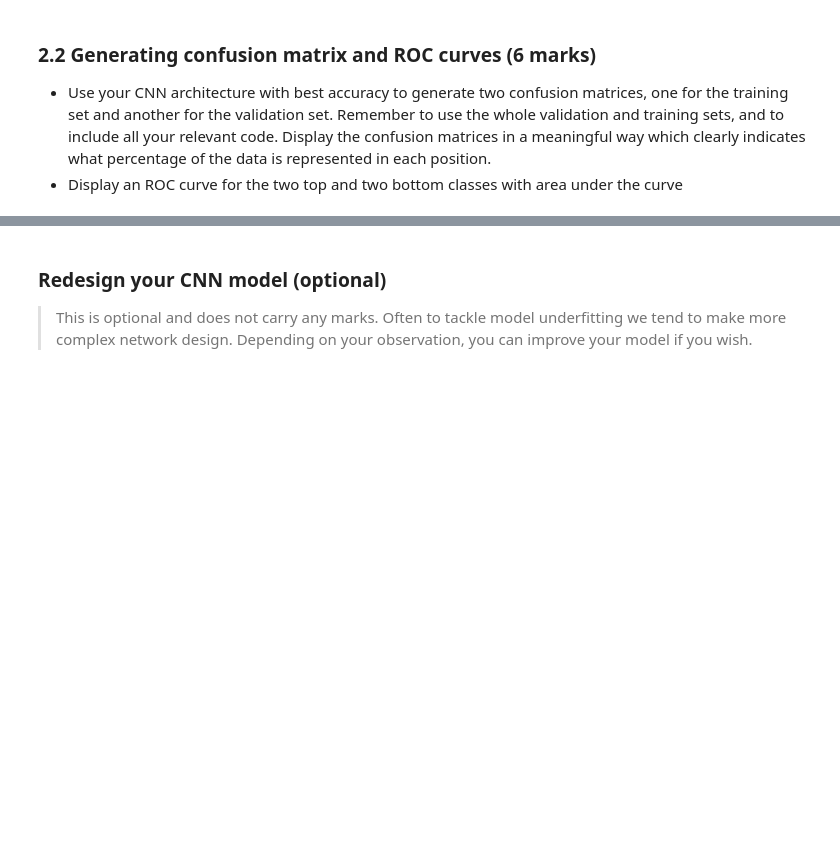
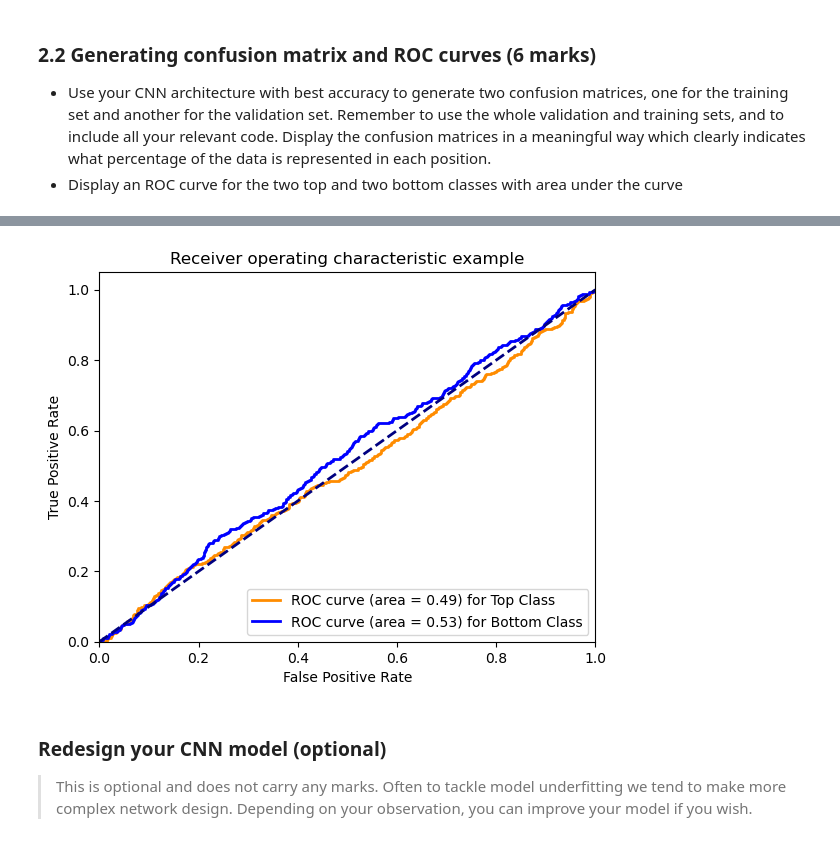
Before and after one commit to assh/dl_assessment2, a Jupyter notebook: COMP5625M_assessment2024_problem.ipynb, the cells around one changed output, grey strips where cells are left out. Drawn from its saved outputs; the diff is of its cells as text; code cells hidden in the pictures; blank space fills up the shorter version.

```diff
--- a/COMP5625M_assessment2024_problem.ipynb
+++ b/COMP5625M_assessment2024_problem.ipynb
@@ -512,2 +525,9 @@ plot_training_history(cnn_history)
+# %%
+model = SimpleCNN_Improved()
+cnn_criterion = nn.CrossEntropyLoss()
+cnn_optimizer = optim.Adam(model.parameters(), lr=1e-3)
+
+# Train CNN model
+model, _ = train_model(model, train_loader, val_loader, cnn_criterion, cnn_optimizer, num_epochs=8)
 # %% [markdown]
 > Comment on your model and the results you have obtained. This should include the number of parameters for each of your models and briefly explain why one should use CNN over MLP for the image classification problem.
@@ -523,16 +571,14 @@ import matplotlib.pyplot as plt
 from sklearn.preprocessing import label_binarize
 from itertools import cycle
 
-# Assuming you have a trained model 'cnn_model' and DataLoaders 'train_loader' and 'val_loader'  # Set the model to evaluation mode
 # Function to get predictions and true labels
-def get_all_preds_labels( loader):
+def get_all_preds_labels(loader, model):
     all_preds = []
     all_labels = []
       # Ensure the model is in evaluation mode and on the MPS device
-    model = cnn_model.to(device).eval()
+    model = model.to(device).eval()
     with torch.no_grad():
         for inputs, labels in loader:
-            # Ensure inputs and labels are floats and on the MPS device
             inputs, labels = inputs.float().to(device), labels.to(device)
             outputs = model(inputs)
             _, preds = torch.max(outputs, 1)
@@ -545,8 +591,8 @@ def get_all_preds_labels( loader):
 
     return all_preds, all_labels
 
-train_preds, train_labels = get_all_preds_labels(train_loader)
-val_preds, val_labels = get_all_preds_labels(val_loader)
+train_preds, train_labels = get_all_preds_labels(train_loader, model)
+val_preds, val_labels = get_all_preds_labels(val_loader, model)
 # %%
 print(f"Train predictions shape: {train_preds.shape}, Train labels shape: {train_labels.shape}")
 print(f"Validation predictions shape: {val_preds.shape}, Validation labels shape: {val_labels.shape}")
@@ -571,44 +622,46 @@ plt.show()
 # %%
 # Binarize the labels for multiclass ROC curve
-n_classes = cnn_model.fc2.out_features  # Change 'fc2' to your output layer's name
+n_classes = model.fc2.out_features
 y_bin_train = label_binarize(train_labels, classes=range(n_classes))
 y_bin_val = label_binarize(val_labels, classes=range(n_classes))
 
 # Get probabilities instead of predicted labels
-def get_all_probs(loader):
-    all_probs = torch.tensor([])
+def get_all_probs(loader, device):
+    all_probs = torch.tensor([], device=device, dtype=torch.float32)
     with torch.no_grad():
         for inputs, _ in loader:
             inputs = inputs.to(device)
-            outputs = cnn_model(inputs)
-            all_probs = torch.cat((all_probs, outputs.cpu()), dim=0)
-    return all_probs.numpy()
+            outputs = model(inputs)
+            all_probs = torch.cat((all_probs, outputs), dim=0)
+    return all_probs.cpu().numpy()
 
-train_probs = get_all_probs(train_loader)
-val_probs = get_all_probs(val_loader)
+train_probs = get_all_probs(train_loader, device)
+val_probs = get_all_probs(val_loader, device)
 
 # Compute ROC curve and ROC area for each class in training set
 fpr = dict()
 tpr = dict()
 roc_auc = dict()
 
 for i in range(n_classes):
     fpr[i], tpr[i], _ = roc_curve(y_bin_train[:, i], train_probs[:, i])
     roc_auc[i] = auc(fpr[i], tpr[i])
 
 # Plot ROC curve for a specific class, e.g., the first and last class
 plt.figure()
 lw = 2
-plt.plot(fpr[0], tpr[0], color='darkorange', lw=lw, label='ROC curve (area = %0.2f)' % roc_auc[0])
-plt.plot(fpr[n_classes-1], tpr[n_classes-1], color='blue', lw=lw, label='ROC curve (area = %0.2f)' % roc_auc[n_classes-1])
+plt.plot(fpr[0], tpr[0], color='darkorange', lw=lw, label='ROC curve (area = %0.2f) for Top Class' % roc_auc[0])
+plt.plot(fpr[n_classes-1], tpr[n_classes-1], color='blue', lw=lw, label='ROC curve (area = %0.2f) for Bottom Class' % roc_auc[n_classes-1])
 plt.plot([0, 1], [0, 1], color='navy', lw=lw, linestyle='--')
 plt.xlim([0.0, 1.0])
 plt.ylim([0.0, 1.05])
 plt.xlabel('False Positive Rate')
 plt.ylabel('True Positive Rate')
 plt.title('Receiver operating characteristic example')
 plt.legend(loc="lower right")
 plt.show()
+# %% [output]
+[figure, added]
 # %% [markdown]
 ### Redesign your CNN model (optional)
 > This is optional and does not carry any marks. Often to tackle model underfitting we tend to make more complex network design. Depending on your observation, you can improve your model if you wish.
```
Also changed, not shown: parts of 41 cells of this notebook.
